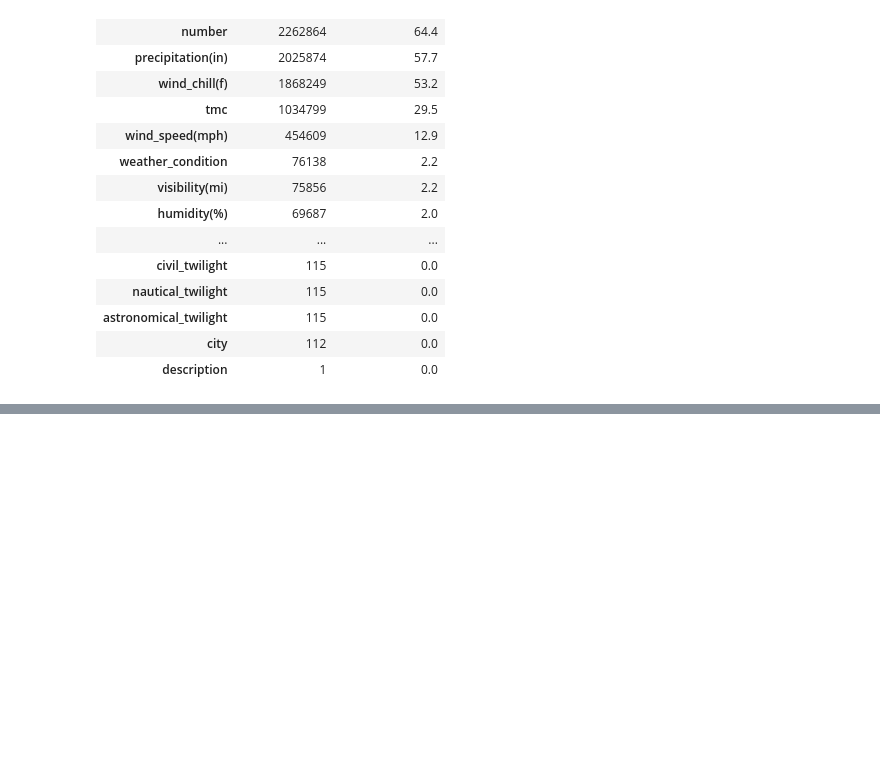
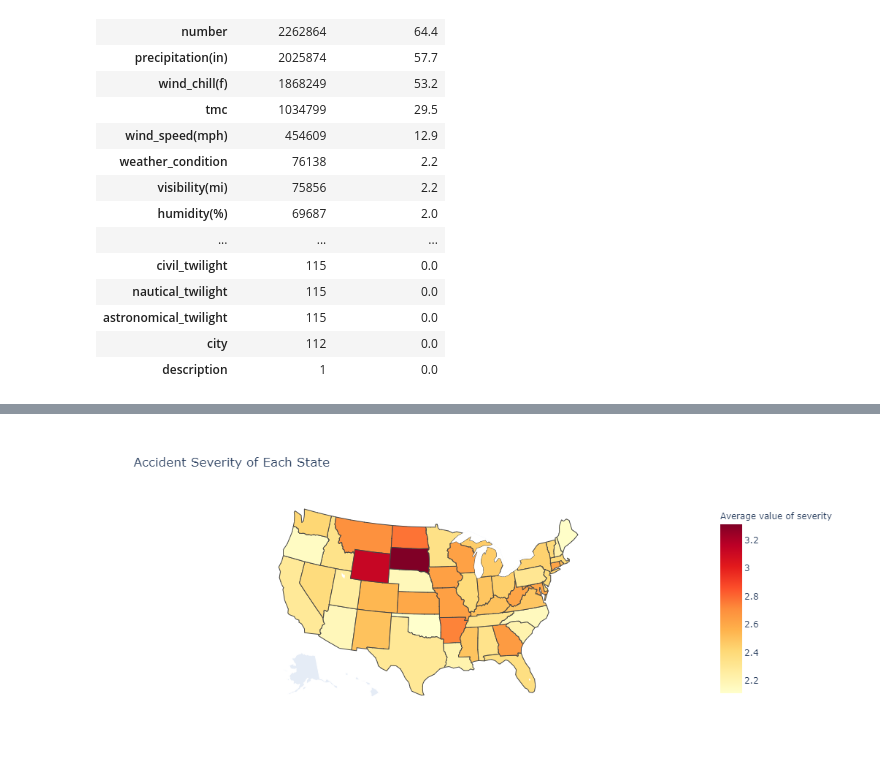
Before and after one commit to pvn-leo/DataAnalytics, a Jupyter notebook: EDA.ipynb, the cells around one changed output, grey strips where cells are left out. Drawn from its saved outputs; the diff is of its cells as text; code cells hidden in the pictures; blank space fills up the shorter version.

```diff
--- a/EDA.ipynb
+++ b/EDA.ipynb
@@ -105,0 +137,20 @@ sns.boxplot(data=df,x="Pressure(in)",hue="Severity")
+# %%
+st_sev = df.groupby('state').agg({'severity': lambda x: x.mean(skipna=False)})
+
+fig = go.Figure(data=go.Choropleth(
+    locations=list(st_sev.index),
+    z = st_sev['severity'].astype(float),
+    locationmode = 'USA-states',
+    colorscale = 'YlOrRd',
+    colorbar_title = "Average value of severity",
+))
+
+fig.update_layout(
+    title_text = 'Accident Severity of Each State',
+    geo_scope='usa',
+
+)
+
+fig.show()
+# %% [output]
+[figure, added]
```
Also changed, not shown: parts of 13 cells of this notebook.
